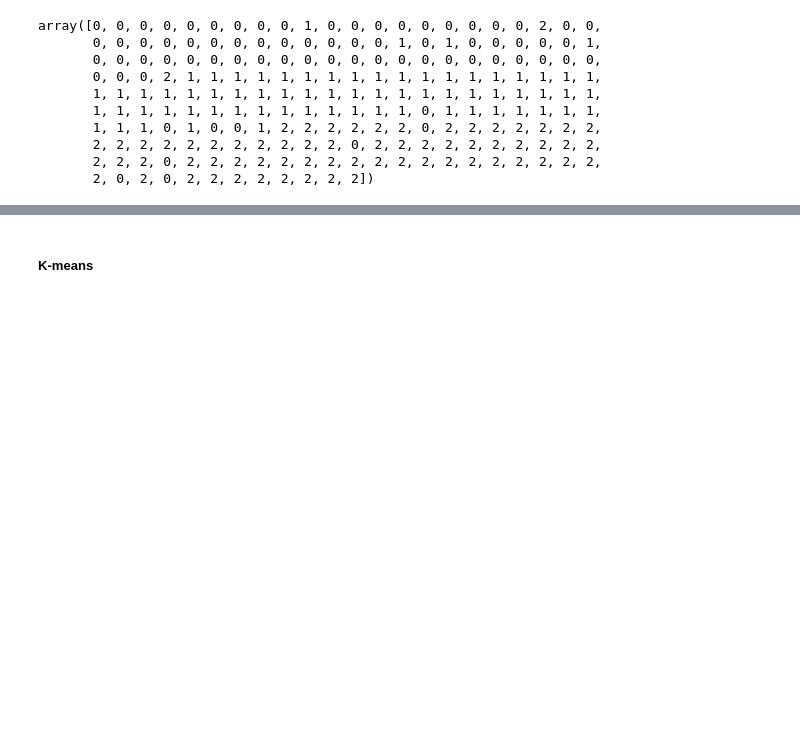
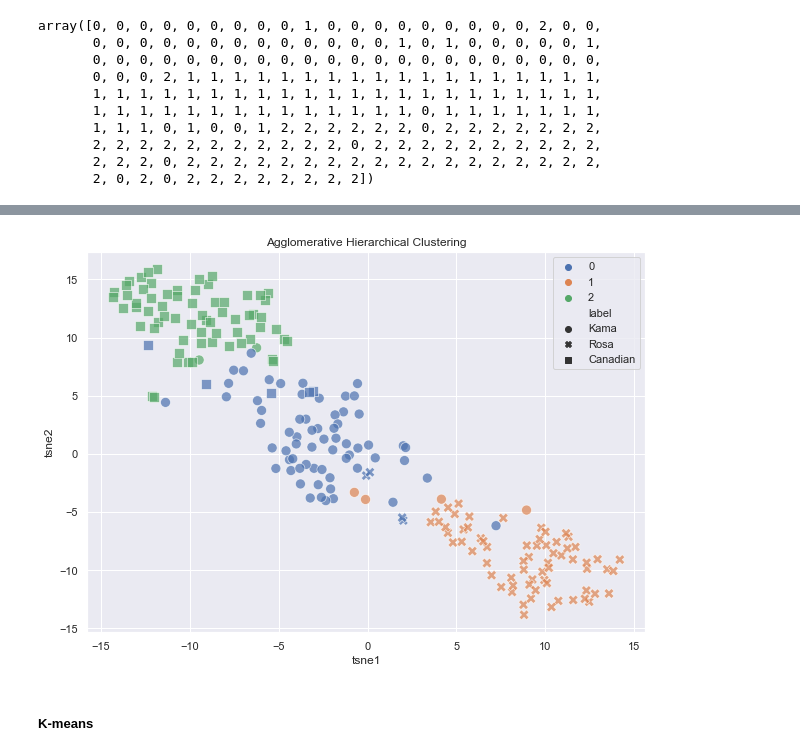
Before and after one commit to christinalchang/ucdavis-sta160, a Jupyter notebook: seeds.ipynb, the cells around one changed output, grey strips where cells are left out. Saved outputs shown, nothing was run; the diff lists cells and outputs as text; code cells hidden in the pictures; blank space fills up the shorter version.

```diff
--- a/seeds.ipynb
+++ b/seeds.ipynb
@@ -185,2 +185,12 @@ plt.scatter(pca_df.pc1, pca_df.pc2, c=cluster.labels_, cmap='rainbow')
+# %%
+# Plot the clusters using the PCs, and color them using results from hierarchical clustering
+plt.figure(figsize=(10, 7))
+sns.scatterplot(tsne_df.tsne1, tsne_df.tsne2,
+                hue=np.array(cluster.labels_).astype(str), style=df['label'],
+                s=100, alpha=0.7, palette='deep')
+plt.title('Agglomerative Hierarchical Clustering')
+plt.show()
+# %% [output]
+[figure, added]
 # %% [markdown]
 ##### K-means
```
Also changed, not shown: parts of 4 cells of this notebook.
